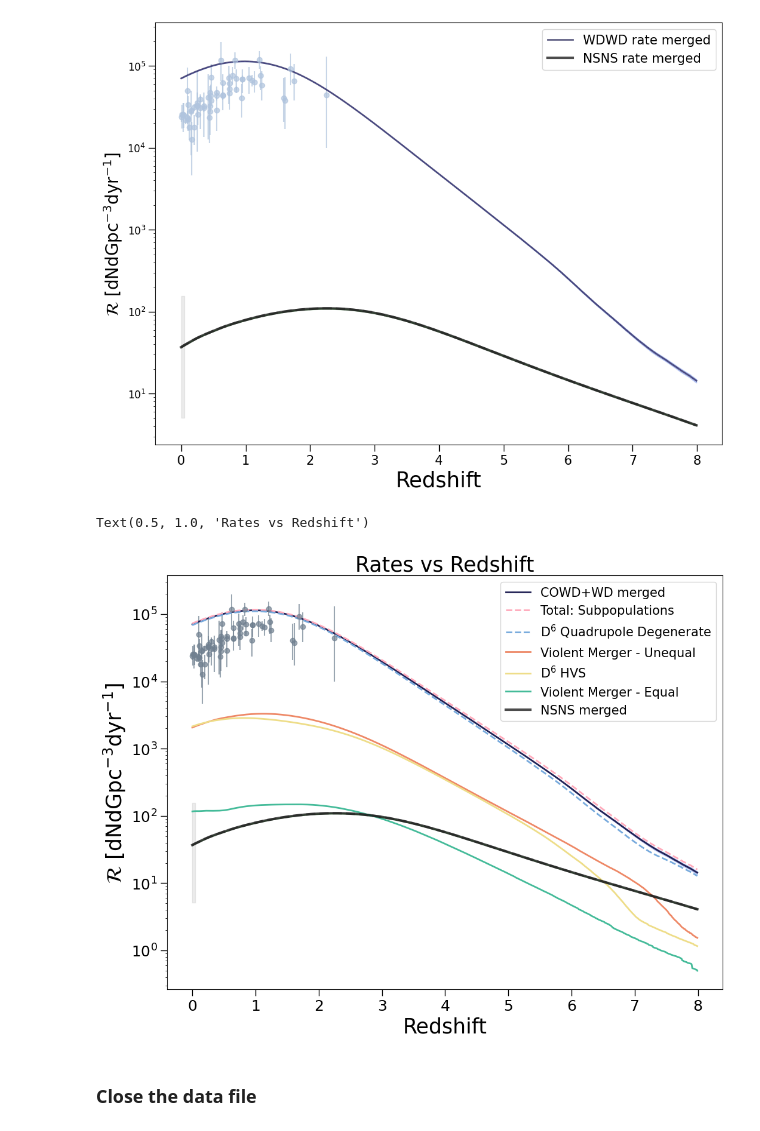
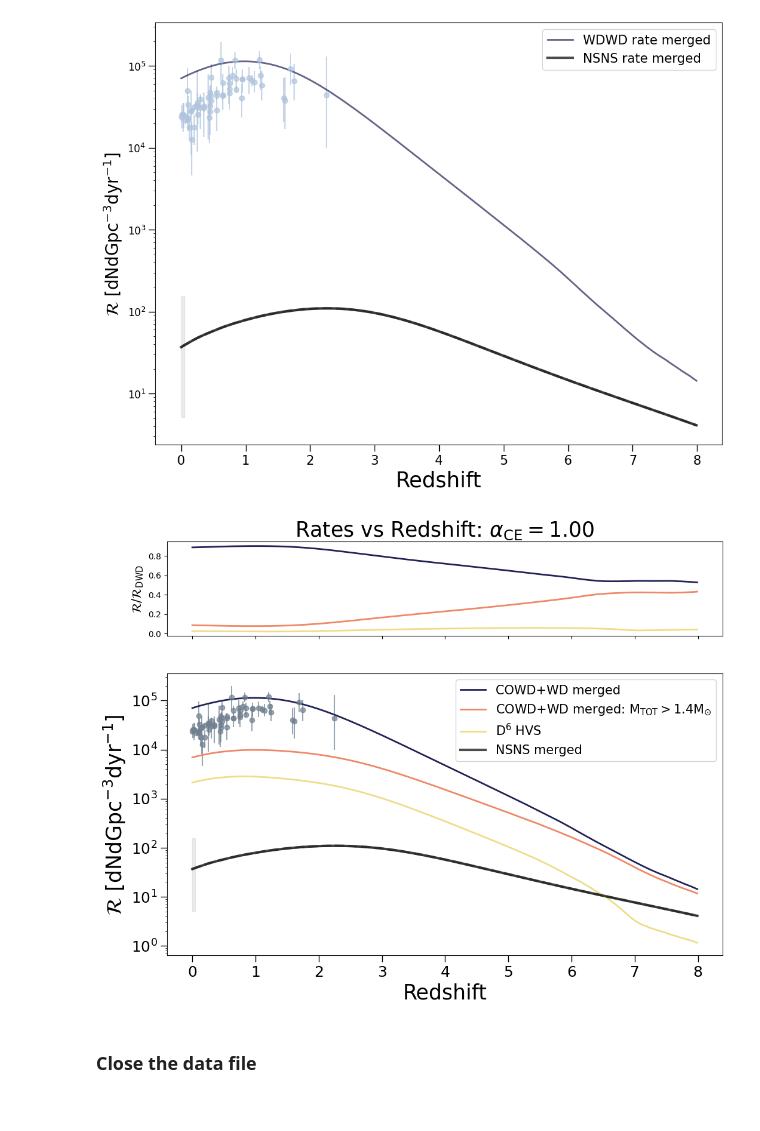
Before and after one commit to melanie-santiago26/research_work, a Jupyter notebook: metals_of_cosmos/code/rate_redshift_fig.ipynb, the cells around one changed output. Saved outputs shown, nothing was run; the diff lists cells and outputs as text; code cells hidden in the pictures.

Commit message:
better reshift rates plot

```diff
--- a/metals_of_cosmos/code/rate_redshift_fig.ipynb
+++ b/metals_of_cosmos/code/rate_redshift_fig.ipynb
@@ -162,4 +181,6 @@ d6_two_explosion = mass_D6_condition*carbon_oxygen_bool_WDWD_merged_WDopt
 NSNS_rate = np.sum(rates_DCO_masked[NSNS_systems_bool], axis=0)
 # %%
 cowd_rate = np.sum(rates_DCO_masked_WDopt[carbon_oxygen_bool_WDWD_merged_WDopt], axis=0)
+# %%
+super_chan_rate = np.sum(rates_DCO_masked_WDopt[super_chan_bool], axis=0)
 # %%
@@ -189,3 +212,10 @@ Bootstrapping :[#######.....................................................] 6/
+# %%
+tot_subpop = cowd_rate + super_chan_rate + HVS_rate
+# %%
+# the ratios
+cowd_rate_ratio = cowd_rate/tot_subpop
+super_chan_rate_ratio = super_chan_rate/tot_subpop
+HVS_rate_ratio = HVS_rate/tot_subpop
 # %% [markdown]
 ### Plotting!
 # %%
@@ -274,60 +304,74 @@ ax.legend(fontsize=15)
 # %%
 # let's make the plot with just the WDWD progenitor systems
 
 # plotting formation efficencies
 
-fig, ax = plt.subplots(figsize = (12, 9))
+fig, ax = plt.subplots(
+    2, 1,
+    sharex=True,
+    figsize=(12, 9),
+    gridspec_kw={"height_ratios": [1, 3]}
+)
 cset = tc.dark
 cset_l = tc.light
 
+### ratios
+ax[0].plot(redshifts_WDWD, cowd_rate_ratio, linewidth=2,color=cset.dark_blue)
+ax[0].plot(redshifts_WDWD, super_chan_rate_ratio, linewidth=2,color=cset_l.orange)
+ax[0].plot(redshifts_WDWD, HVS_rate_ratio, linewidth=2,color=cset_l.light_yellow)
+
+ax[0].set_ylabel(r"$\mathcal{R}$/$\mathcal{R}_{\rm{DWD}}$",fontsize=15)
+
 # observational constraints from Briel et al. 2023 Table A1 - https://academic.oup.com/mnras/article/514/1/1315/6576337
-ax.errorbar(redshifts_briel,converted_rates_briel,yerr=y_error, fmt='o', color = 'slategrey', alpha=0.7)#,label='Briel et al. 2023')
+ax[1].errorbar(redshifts_briel,converted_rates_briel,yerr=y_error, fmt='o', color = 'slategrey', alpha=0.7)#,label='Briel et al. 2023')
 
 # COWD
-ax.fill_between(redshifts_WDWD, percentiles_WDWD[0], percentiles_WDWD[2], alpha = 0.3, color = 'royalblue')
-ax.plot(redshifts_WDWD, percentiles_WDWD[1],linewidth=1,color='mediumpurple', ls="--", alpha=0.7)#,label='WDWD rate bootstrapped median')
-ax.plot(redshifts_WDWD, cowd_rate, linewidth=2,color=cset.dark_blue,label='COWD+WD merged')
+# ax.fill_between(redshifts_WDWD, percentiles_WDWD[0], percentiles_WDWD[2], alpha = 0.3, color = 'royalblue')
+# ax.plot(redshifts_WDWD, percentiles_WDWD[1],linewidth=1,color='mediumpurple', ls="--", alpha=0.7)#,label='WDWD rate bootstrapped median')
+ax[1].plot(redshifts_WDWD, cowd_rate, linewidth=2,color=cset.dark_blue,label='COWD+WD merged')
 
-# total
-ax.plot(redshifts_WDWD, tot_subpop, linewidth=2,color=cset_l.pink, ls="--",label='Total: Subpopulations')
+# COWD super Chnadrasekhar
+ax[1].plot(redshifts_WDWD, super_chan_rate, linewidth=2,color=cset_l.orange,label=r'COWD+WD merged: $\rm{M_{TOT}}>1.4\rm{M_{\odot}}$')
 
-# D^6 two explosion
-ax.plot(redshifts_WDWD, D6_two_explosion_rate, linewidth=2,color=cset_l.light_blue, ls="--",label='$\mathrm{D^6}$ Quadrupole Degenerate')
+# # total
+# ax.plot(redshifts_WDWD, tot_subpop, linewidth=2,color=cset_l.pink, ls="--",label='Total: Subpopulations')
 
-# violent merger - unequal
-ax.plot(redshifts_WDWD, violent_merger_unequal_rate, linewidth=2,color=cset_l.orange,label='Violent Merger - Unequal')
+# # D^6 two explosion
+# ax.plot(redshifts_WDWD, D6_two_explosion_rate, linewidth=2,color=cset_l.light_blue, ls="--",label='$\mathrm{D^6}$ Quadrupole Degenerate')
+
+# # violent merger - unequal
+# ax.plot(redshifts_WDWD, violent_merger_unequal_rate, linewidth=2,color=cset_l.orange,label='Violent Merger - Unequal')
 
 # HVS
-ax.plot(redshifts_WDWD, HVS_rate, linewidth=2,color=cset_l.light_yellow,label='$\mathrm{D^6}$ HVS')
+ax[1].plot(redshifts_WDWD, HVS_rate, linewidth=2,color=cset_l.light_yellow,label='$\mathrm{D^6}$ HVS')
 
-# violent merger - equal
-ax.plot(redshifts_WDWD, violent_merger_equal_rate, linewidth=2,color=cset_l.mint,label='Violent Merger - Equal')
+# # violent merger - equal
+# ax.plot(redshifts_WDWD, violent_merger_equal_rate, linewidth=2,color=cset_l.mint,label='Violent Merger - Equal')
 
 # NSNS
-ax.fill_between(redshifts_NSNS, percentiles[0], percentiles[2], alpha = 0.3, color = 'forestgreen')
-ax.plot(redshifts_NSNS, percentiles[1],linewidth=3,color='grey', ls="--", alpha=0.7)#,label='NSNS rate bootstrapped median')
-ax.plot(redshifts_NSNS, NSNS_rate,linewidth=3, color='black',alpha=0.7,label='NSNS merged')
+ax[1].fill_between(redshifts_NSNS, percentiles[0], percentiles[2], alpha = 0.3, color = 'forestgreen')
+ax[1].plot(redshifts_NSNS, percentiles[1],linewidth=3,color='grey', ls="--", alpha=0.7)#,label='NSNS rate bootstrapped median')
+ax[1].plot(redshifts_NSNS, NSNS_rate,linewidth=3, color='black',alpha=0.7,label='NSNS merged')
 
 ## LVK BNS rate (update at z=0 - https://arxiv.org/abs/2605.27226)
-plt.fill_between([0,0.05],
+ax[1].fill_between([0,0.05],
                 5.1,
                 154.7,
                 alpha=0.15,
                 color="grey")#,label=r'LVK BNS Rate $\mathrm{z=0.2}$')
 
-ax.set_yscale('log')
-ax.set_ylabel(r"$\mathcal{R}$ [$\mathrm{dNdGpc^{-3}dyr^{-1}}$]",fontsize=25)
-ax.set_xlabel(r"Redshift",fontsize=25)
-ax.tick_params(axis='x', length=8, width=1, labelsize=18)
-ax.tick_params(axis='y', length=8, width=1, labelsize=18)
-ax.legend(fontsize=15)
-ax.set_title(r"Rates vs Redshift: $\alpha_{\mathrm{CE}}=1.00$", fontsize=25)
+ax[1].set_yscale('log')
+ax[1].set_ylabel(r"$\mathcal{R}$ [$\mathrm{dNdGpc^{-3}dyr^{-1}}$]",fontsize=25)
+ax[1].set_xlabel(r"Redshift",fontsize=25)
+ax[1].tick_params(axis='x', length=8, width=1, labelsize=18)
+ax[1].tick_params(axis='y', length=8, width=1, labelsize=18)
+ax[1].legend(fontsize=15)
+ax[0].set_title(r"Rates vs Redshift: $\alpha_{\mathrm{CE}}=1.00$", fontsize=25)
 
 ## save figure:
 # plt.savefig("../figures/rates_redshift.png",bbox_inches='tight',pad_inches=0.1)
 # %% [output]
-Text(0.5, 1.0, 'Rates vs Redshift')
-[figure, old version]
+[figure, new version]
 # %% [markdown]
 ### Close the data file
 # %%
```
Also changed, not shown: parts of 9 cells of this notebook, 3 other files.
